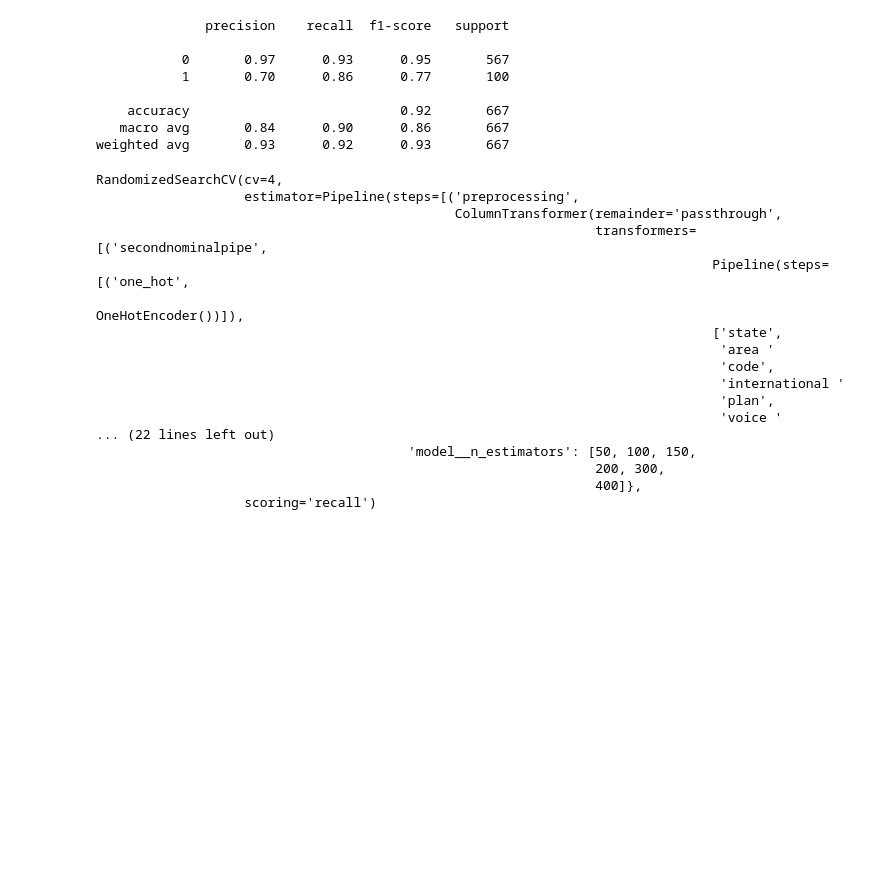
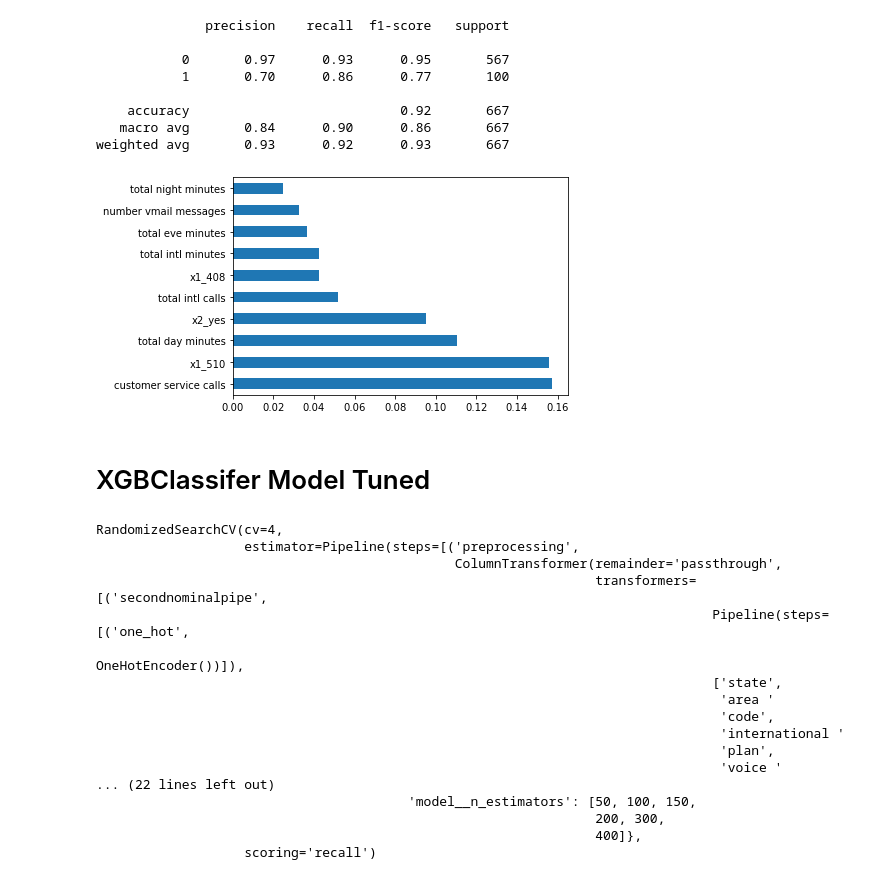
Before and after one commit to ddcots24/Churn, a Jupyter notebook: Daniel/Project_3_EDA.ipynb, the cells around one changed output. Cells and saved outputs as stored; diff of their text form; code cells hidden in the pictures; blank space fills up the shorter version.

```diff
--- a/Daniel/Project_3_EDA.ipynb
+++ b/Daniel/Project_3_EDA.ipynb
@@ -506,6 +510,18 @@ print(classification_report(y_test, thirdpipe.predict(X_test)))
     accuracy                           0.92       667
    macro avg       0.84      0.90      0.86       667
 weighted avg       0.93      0.92      0.93       667
+# %%
+#Creating a plot for the top 15 feature importances of the model which highly influence the target to churn
+fig, ax = plt.subplots()
+feature_imp_xgb = thirdpipe['model'].feature_importances_
+feat_imp_series_xgb = pd.Series(feature_imp_xgb, index = columns_names).sort_values(ascending = False)
+ax.set_yticks([1,])
+ax.set_ylabels(['Customer Service Calls', 'Area Code 510', 'Total Day Minutes', 'Has Intl Plan'])
+feat_imp_series_xgb.nlargest(10).plot(kind = 'barh');
+# %% [output]
+[figure, added]
+# %% [markdown]
+# XGBClassifer Model Tuned
 # %%
 #Creating parameter grid for RandomizedSearchCV
 params = {"model__max_depth": [1, 2, 3, 4, 5, 6],
```
Also changed, not shown: parts of 7 cells of this notebook.
